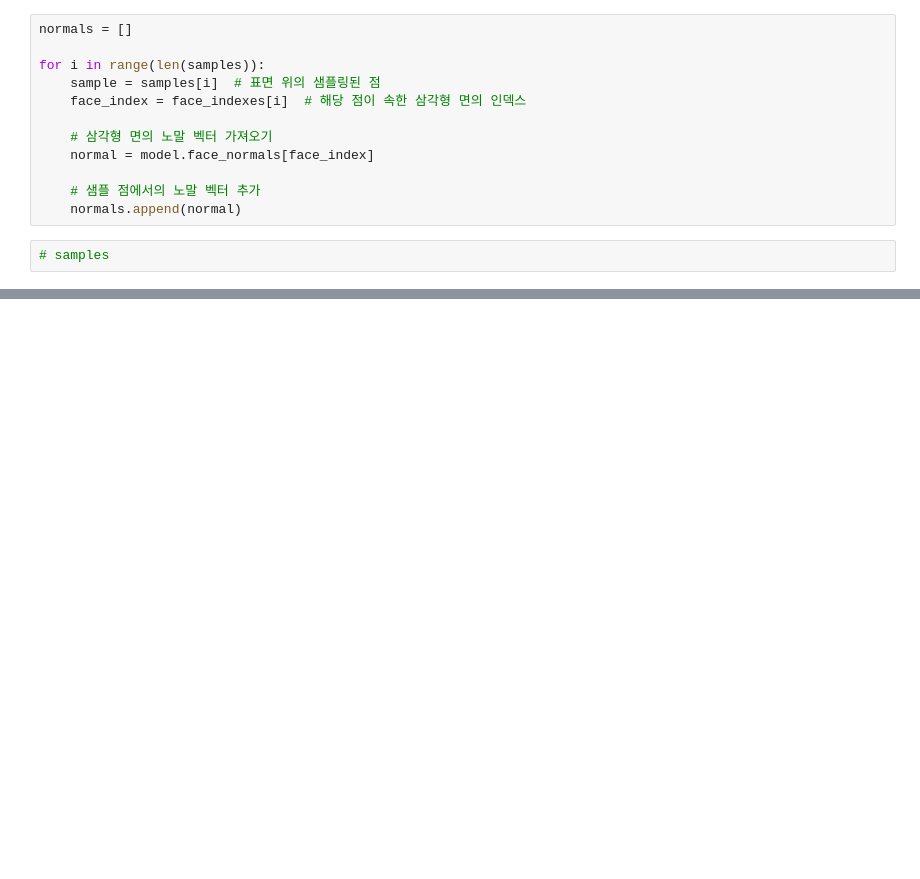
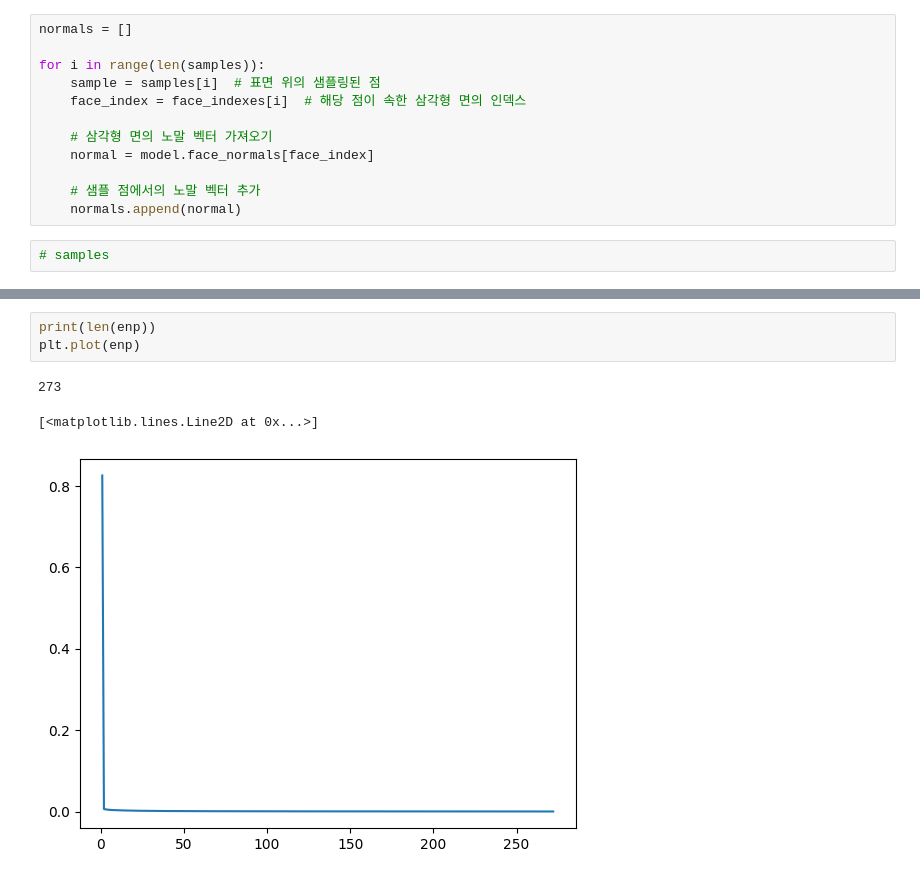
Before and after one commit to vinca0224/3D, a Jupyter notebook: uniform3d.ipynb, the cells around one changed output, grey strips where cells are left out. Drawn from its saved outputs; the diff is of its cells as text; blank space fills up the shorter version.

```diff
--- a/uniform3d.ipynb
+++ b/uniform3d.ipynb
@@ -76,3 +112,10 @@ while count < 100:
+# %%
+print(len(enp))
+plt.plot(enp)
+# %% [output]
+273
+[<matplotlib.lines.Line2D at 0x...>]
+[figure, added]
 # %%
 import matplotlib.pyplot as plt
 
```
Also changed, not shown: parts of 4 cells of this notebook, 4 other files.
